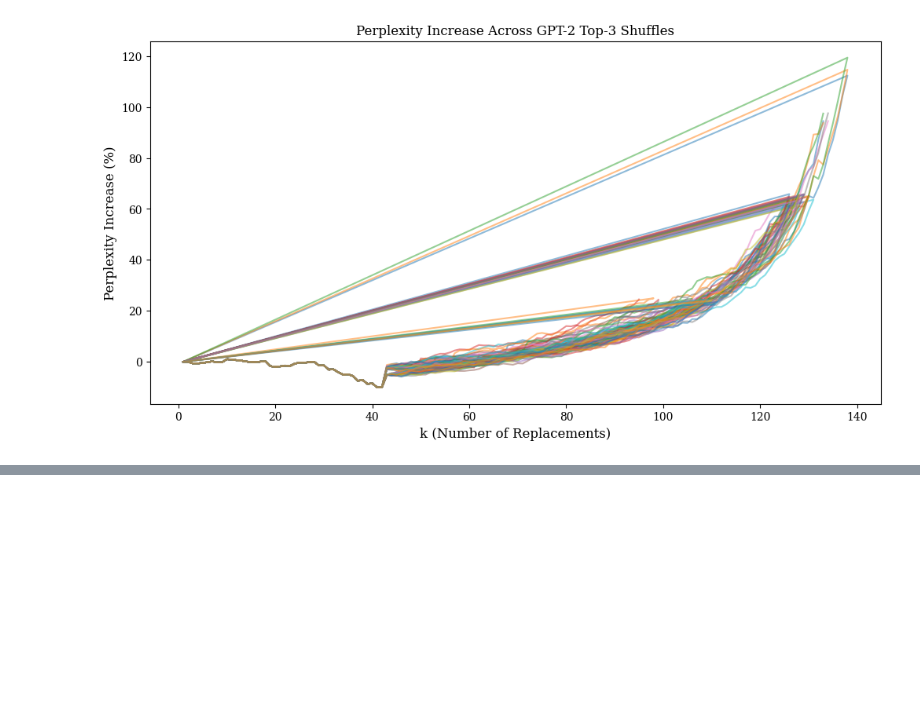
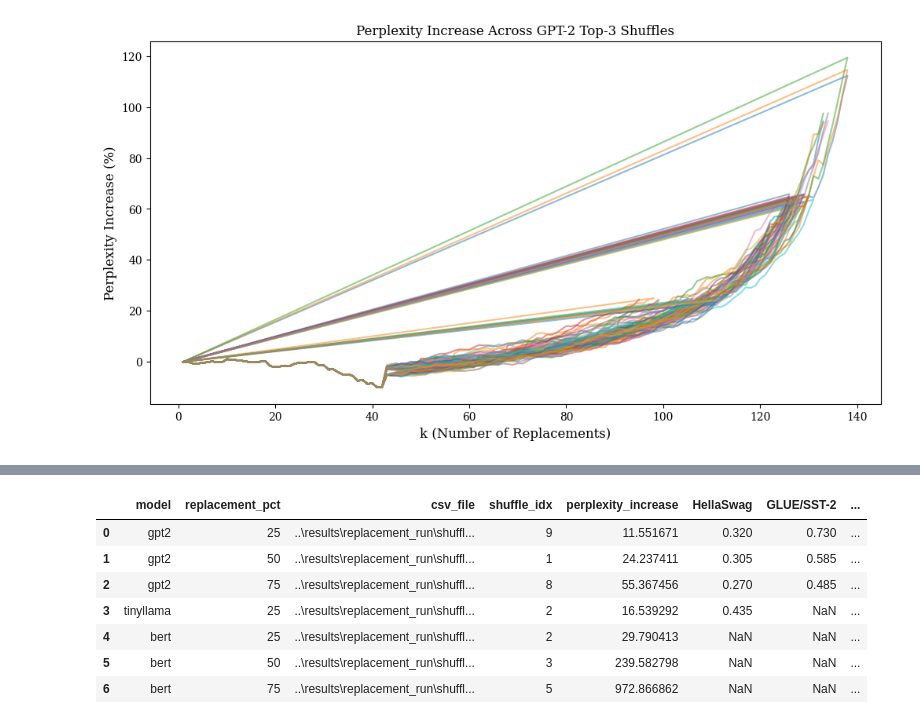
Before and after one commit to AmiriHayes/LLM-Interpretability, a Jupyter notebook: paper_results/code/all_experiments_results.ipynb, the cells around one changed output, grey strips where cells are left out. Drawn from its saved outputs; the diff is of its cells as text; code cells hidden in the pictures; blank space fills up the shorter version.

Commit message:
updated results

```diff
--- a/paper_results/code/all_experiments_results.ipynb
+++ b/paper_results/code/all_experiments_results.ipynb
@@ -258,14 +258,7 @@ Maps each attention head to its highest-IoU hypothesis program and visualizes ca
 #   ../results/program_categories.json
 # ============================================================
 
-module_path = os.path.abspath(os.path.join('..'))
-if module_path not in sys.path:
-    sys.path.append(module_path)
-
-from data import golden_programs
-all_programs: List[Callable] = [
-    obj for name, obj in inspect.getmembers(golden_programs, inspect.isfunction)
-]
+# all_programs is defined in the notebook setup cell above.
 
 # Program categories prepared offline
 with open("../results/program_categories.json", "r") as f:
@@ -2184,10 +2177,12 @@ Baseline complete. Mean PPL: 44.11
 # %%
 # read the 72 shuffles from paper_results\results\replacement_run\shuffles\gpt2_top3_shuffle_1.csv and plot their increase on same plot, alpha 0.5, with a line for the mean increase across shuffles at each k, and a shaded area for the std deviation across shuffles at each k. Save the plot as gpt2_top3_shuffles.png
 
-import glob
+from pathlib import Path
 import matplotlib.pyplot as plt
+
 # Read all shuffle CSVs
-shuffle_files = glob.glob("../results/replacement_run/shuffles/gpt2_top3_shuffle_*.csv")
+shuffle_dir = Path("../results/replacement_run/shuffles")
+shuffle_files = list(shuffle_dir.glob("gpt2_top3_shuffle_*.csv"))
 all_shuffles = []
 for file in shuffle_files:
     df = pd.read_csv(file)
@@ -2218,0 +3575,11 @@ plt.show()
+# %%
+results_df
+# %% [output]
+|  | model | replacement_pct | csv_file | shuffle_idx | perplexity_increase | HellaSwag | GLUE/SST-2 | ... |
+| 0 | gpt2 | 25 | ..\results\replacement_run\shuffl... | 9 | 11.551671 | 0.320 | 0.730 | ... |
+| 1 | gpt2 | 50 | ..\results\replacement_run\shuffl... | 1 | 24.237411 | 0.305 | 0.585 | ... |
+| 2 | gpt2 | 75 | ..\results\replacement_run\shuffl... | 8 | 55.367456 | 0.270 | 0.485 | ... |
+| 3 | tinyllama | 25 | ..\results\replacement_run\shuffl... | 2 | 16.539292 | 0.435 | NaN | ... |
+| 4 | bert | 25 | ..\results\replacement_run\shuffl... | 2 | 29.790413 | NaN | NaN | ... |
+| 5 | bert | 50 | ..\results\replacement_run\shuffl... | 3 | 239.582798 | NaN | NaN | ... |
+| 6 | bert | 75 | ..\results\replacement_run\shuffl... | 5 | 972.866862 | NaN | NaN | ... |
```
Also changed, not shown: parts of 5 cells of this notebook, 2 other files.
